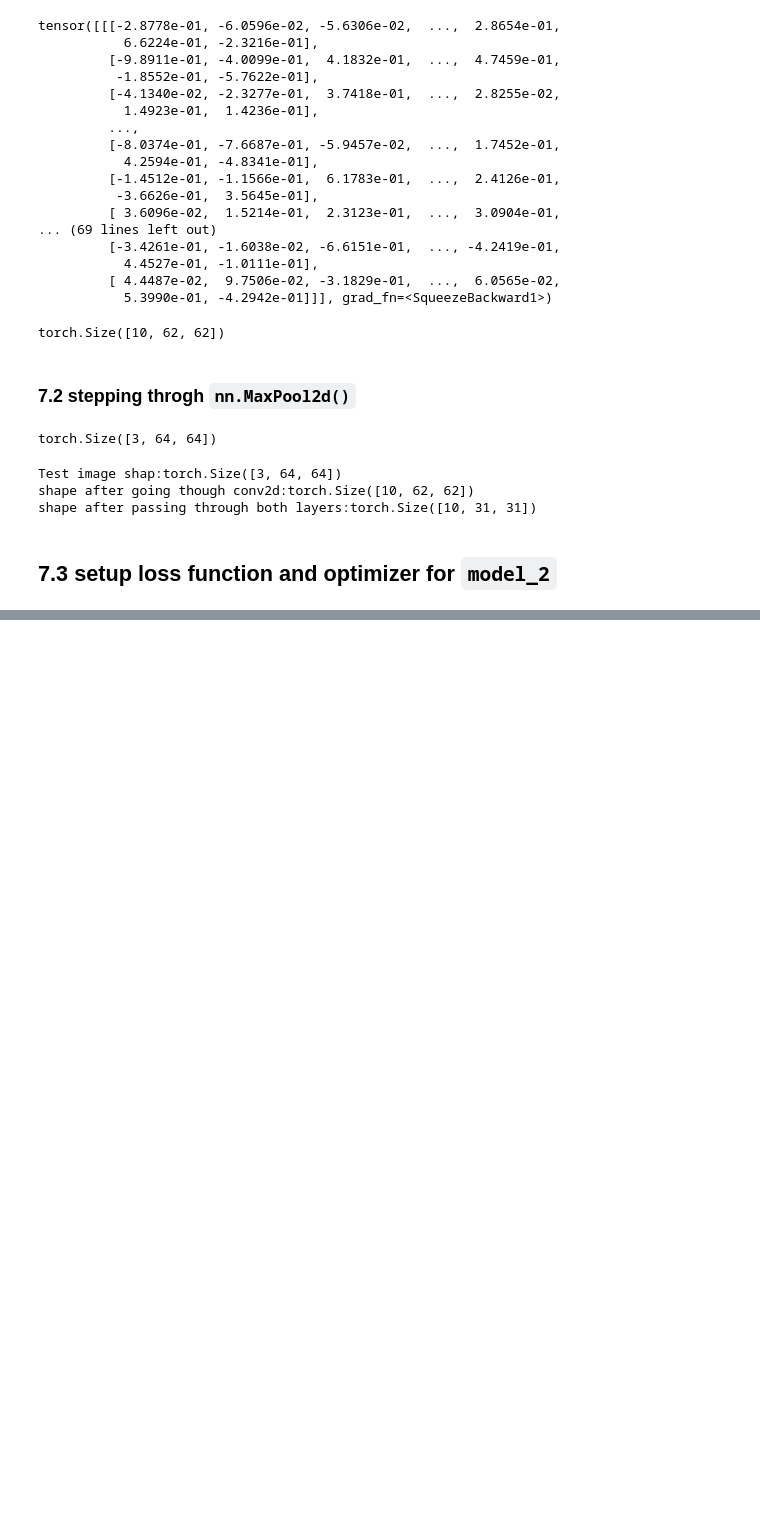
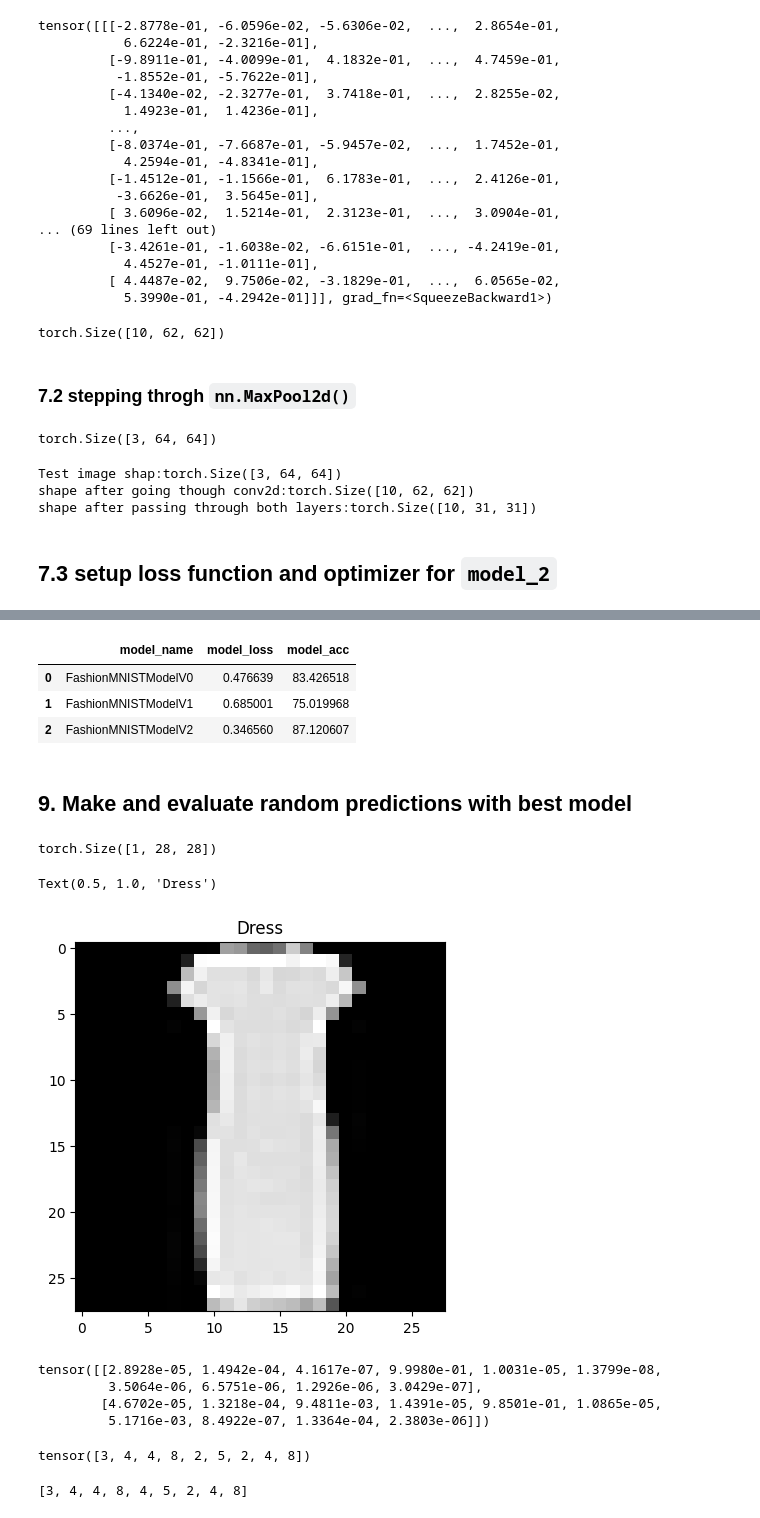
Before and after one commit to saqib-rgb/ML-With-Pytorch, a Jupyter notebook: PyTorch_Computer_Vision.ipynb, the cells around one changed output, grey strips where cells are left out. Saved outputs shown, nothing was run; the diff lists cells and outputs as text; code cells hidden in the pictures; blank space fills up the shorter version.

```diff
--- a/PyTorch_Computer_Vision.ipynb
+++ b/PyTorch_Computer_Vision.ipynb
@@ -926,0 +911,13 @@ model_2_results
+# %%
+import pandas as pd
+compare_results=pd.DataFrame([model_0_results,
+                              model_1_results,
+                              model_2_results])
+compare_results
+# %% [output]
+|  | model_name | model_loss | model_acc |
+| 0 | FashionMNISTModelV0 | 0.476639 | 83.426518 |
+| 1 | FashionMNISTModelV1 | 0.685001 | 75.019968 |
+| 2 | FashionMNISTModelV2 | 0.346560 | 87.120607 |
+# %% [markdown]
+## 9. Make and evaluate random predictions with best model
@@ -926,0 +942,39 @@ model_2_results
+# %%
+import random
+# random.seed(42)
+test_samples=[]
+test_labels=[]
+for sample, label in random.sample(list(test_data),k=9):
+  test_samples.append(sample)
+  test_labels.append(label)
+
+test_samples[0].shape
+# %% [output]
+torch.Size([1, 28, 28])
+# %%
+plt.imshow(test_samples[0].squeeze(),cmap='gray')
+plt.title(class_names[test_labels[0]])
+# %% [output]
+Text(0.5, 1.0, 'Dress')
+[figure, added]
+# %%
+# make predictions
+pred_probs=make_predictions(model=model_2,
+                            data=test_samples)
+# view firdt two predictions
+pred_probs[:2]
+# %% [output]
+tensor([[2.8928e-05, 1.4942e-04, 4.1617e-07, 9.9980e-01, 1.0031e-05, 1.3799e-08,
+         3.5064e-06, 6.5751e-06, 1.2926e-06, 3.0429e-07],
+        [4.6702e-05, 1.3218e-04, 9.4811e-03, 1.4391e-05, 9.8501e-01, 1.0865e-05,
+         5.1716e-03, 8.4922e-07, 1.3364e-04, 2.3803e-06]])
+# %%
+# conver prediction probabilities to labels
+pred_classes=pred_probs.argmax(dim=1)
+pred_classes
+# %% [output]
+tensor([3, 4, 4, 8, 2, 5, 2, 4, 8])
+# %%
+test_labels
+# %% [output]
+[3, 4, 4, 8, 4, 5, 2, 4, 8]
```
Also changed, not shown: parts of 19 cells of this notebook.
